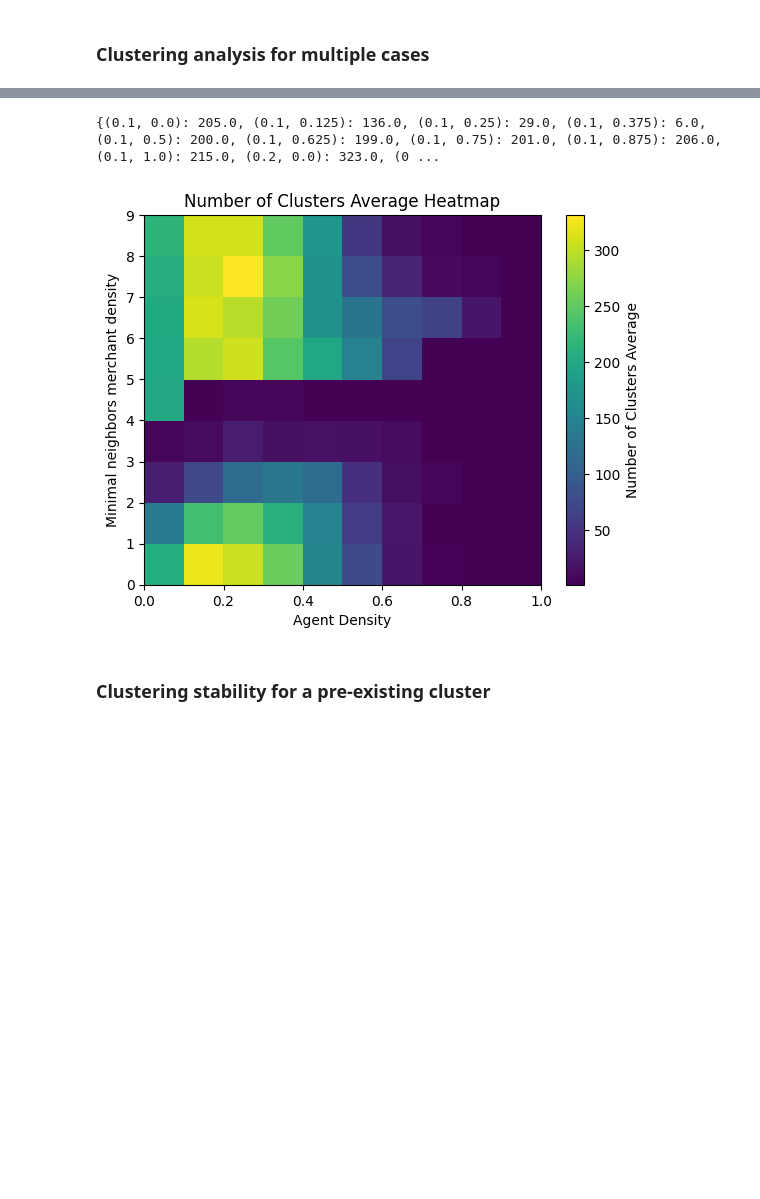
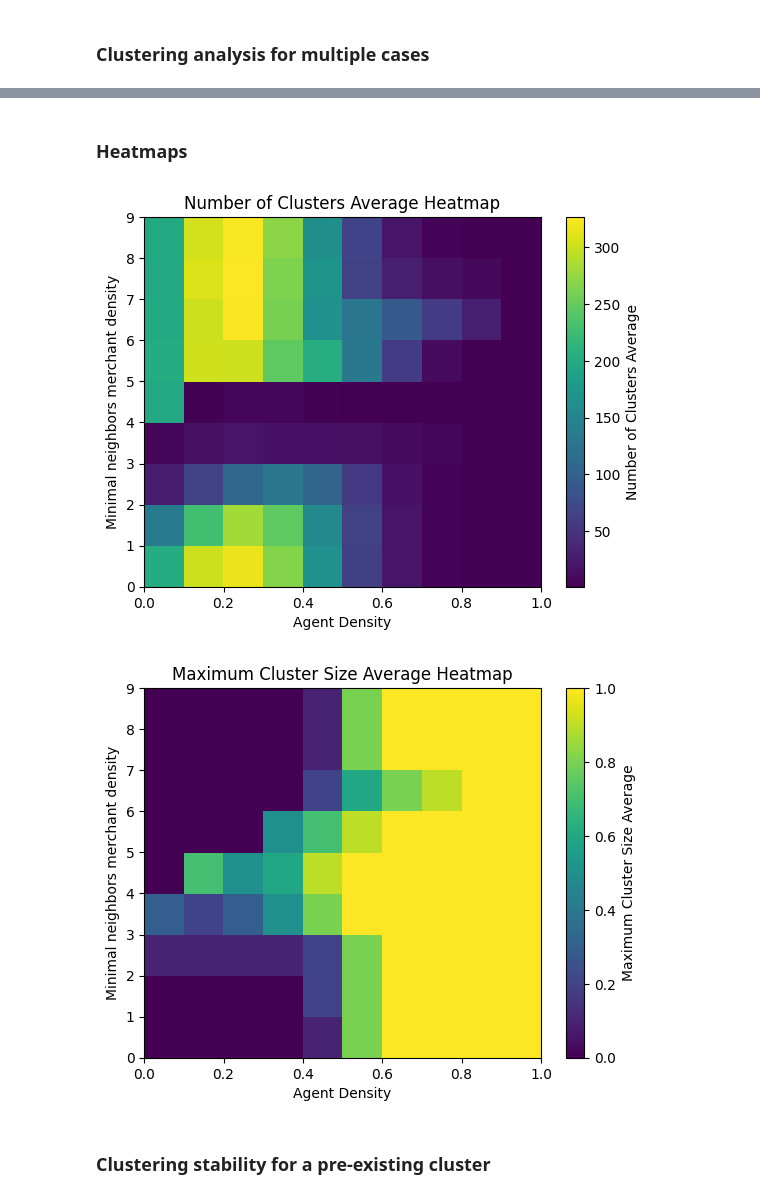
Before and after one commit to AlantheBenign/Critical-mass-model-for-social-dynamic, a Jupyter notebook: Projeto/Cluster Analysis.ipynb, the cells around one changed output, grey strips where cells are left out. Drawn from its saved outputs; the diff is of its cells as text; code cells hidden in the pictures; blank space fills up the shorter version.

```diff
--- a/Projeto/Cluster Analysis.ipynb
+++ b/Projeto/Cluster Analysis.ipynb
@@ -19,11 +19,11 @@ The city is represented as a L x L grid, in which there is two kinds of agents,
 ### Cluser stability analysis
 # %%
 L = 50
-agentDensity = 0.6
-minimalNumberOfNeighbors = 5
+agentDensity = 0.2
+minimalNumberOfNeighbors = 8
 residentRelativeDensity = 0
 timeSteps = 10000
-periodicBoundaries = True
+periodicBoundaries = False
 unitaryEvolution = False
 plot = True
 args = [('neighborhood', 1), ('minimal_neighbors_merchant_density', minimalNumberOfNeighbors/8), ('minimal_merchant_neighbors_resident_density', 0)]
@@ -57,7 +57,7 @@ else:
         else:
             city.evolve(periodicBoundaries, 1)
 
-        if i%200 == 0 and plot:
+        if i%100 == 0 and plot:
             city.print_city()
             display.clear_output(wait=True)
 
@@ -158,0 +148,25 @@ for agentDensity in agentDensityArray:
+# %%
+datas = [numClustersAverageDict, maxClusterSizeAverageDict]
+numbers = np.arange(0,9)
+
+for i in range(len(datas)):
+    data = datas[i]
+    values = list(data.values())
+
+    plt.figure()
+    aux = 0
+    for j in range(len(agentDensityArray)):
+        ys = values[aux:aux+len(numbers)]
+        aux += len(numbers)
+
+        if i == 0:
+            plt.title('Number of Clusters Average')
+            plt.ylabel('Number of Clusters')
+        elif i == 1:
+            plt.title('Maximum Cluster Size Over Total Number of Merchants Average')
+            plt.ylabel('Maximum Cluster Size Over Total Number of Merchants')
+
+        plt.xlabel('Minimum Number of Neighbors')
+        plt.plot(numbers, ys, label = 'Agent Density = ' + str(agentDensityArray[j]))
+        plt.legend()
+    plt.show()
@@ -159,3 +176,5 @@ for agentDensity in agentDensityArray:
+# %% [markdown]
+### Heatmaps
 # %%
 def generate_heatmap(data,title):
     # Extrair chaves e valores do dicionário
@@ -186,11 +205,13 @@ def generate_heatmap(data,title):
     plt.title(title + ' Heatmap')
     plt.show()
 # %%
-print(numClustersAverageDict)
+#print(numClustersAverageDict)
 generate_heatmap(numClustersAverageDict, 'Number of Clusters Average')
+
+generate_heatmap(maxClusterSizeAverageDict, 'Maximum Cluster Size Average')
 # %% [output]
-{(0.1, 0.0): 205.0, (0.1, 0.125): 136.0, (0.1, 0.25): 29.0, (0.1, 0.375): 6.0, (0.1, 0.5): 200.0, (0.1, 0.625): 199.0, (0.1, 0.75): 201.0, (0.1, 0.875): 206.0, (0.1, 1.0): 215.0, (0.2, 0.0): 323.0, (0 ...
-[figure, old version]
+[figure, new version]
+[figure, added]
 # %% [markdown]
 ### Clustering stability for a pre-existing cluster
 # %%
```
Also changed, not shown: parts of 4 cells of this notebook, 5 other files.
